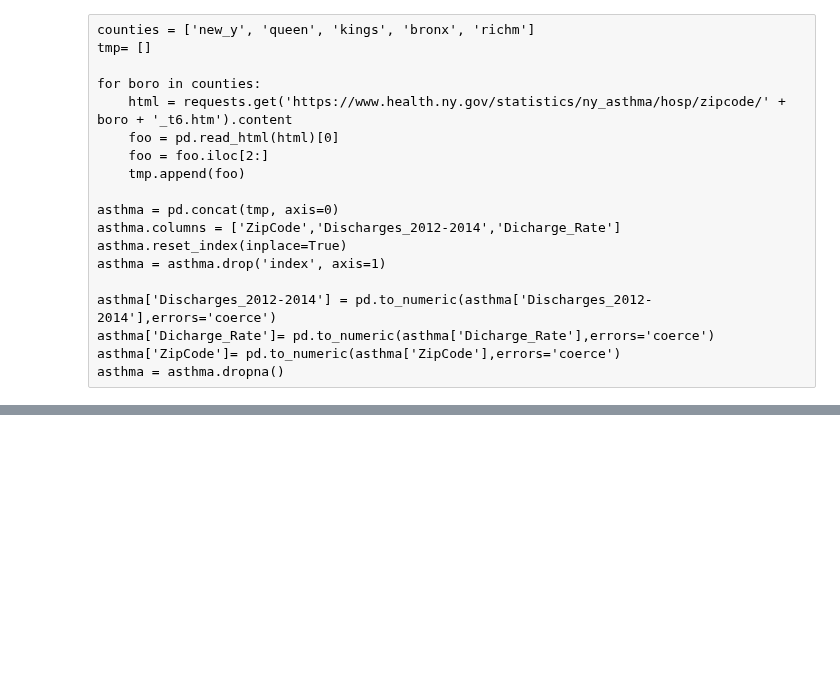
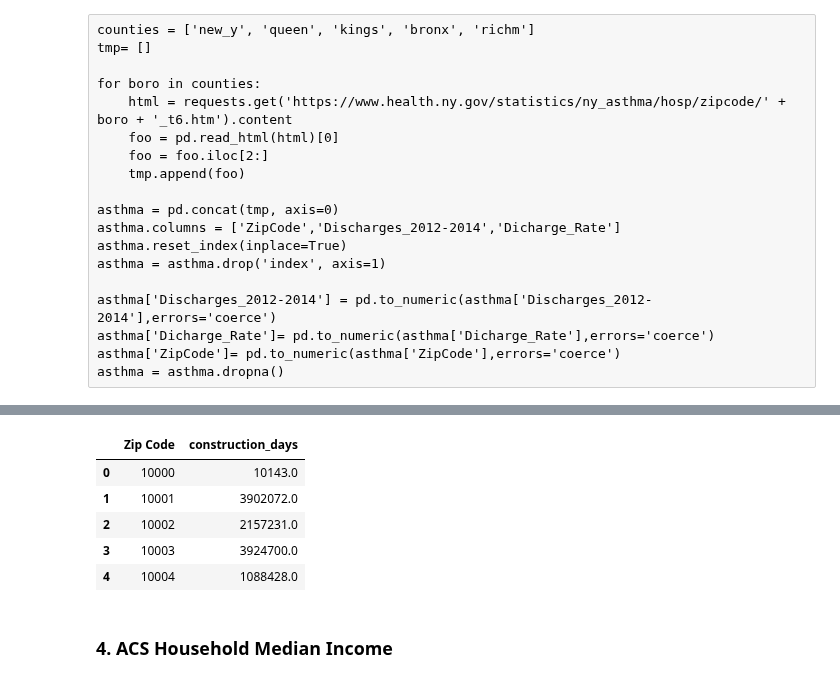
Before and after one commit to rxl204/PUI2017_rxl204, a Jupyter notebook: ExtraCredit/PUI_EC_rxl204.ipynb, the cells around one changed output, grey strips where cells are left out. Drawn from its saved outputs; the diff is of its cells as text; code cells hidden in the pictures; blank space fills up the shorter version.

```diff
--- a/ExtraCredit/PUI_EC_rxl204.ipynb
+++ b/ExtraCredit/PUI_EC_rxl204.ipynb
@@ -183,0 +241,12 @@ dfas.head()
+# %%
+df_condays['Zip Code'] = df_condays['Zip Code'].astype(int)
+df_condays.head()
+# %% [output]
+|  | Zip Code | construction_days |
+| 0 | 10000 | 10143.0 |
+| 1 | 10001 | 3902072.0 |
+| 2 | 10002 | 2157231.0 |
+| 3 | 10003 | 3924700.0 |
+| 4 | 10004 | 1088428.0 |
+# %% [markdown]
+### 4. ACS Household Median Income
```
Also changed, not shown: parts of 24 cells of this notebook, 12 other files.
